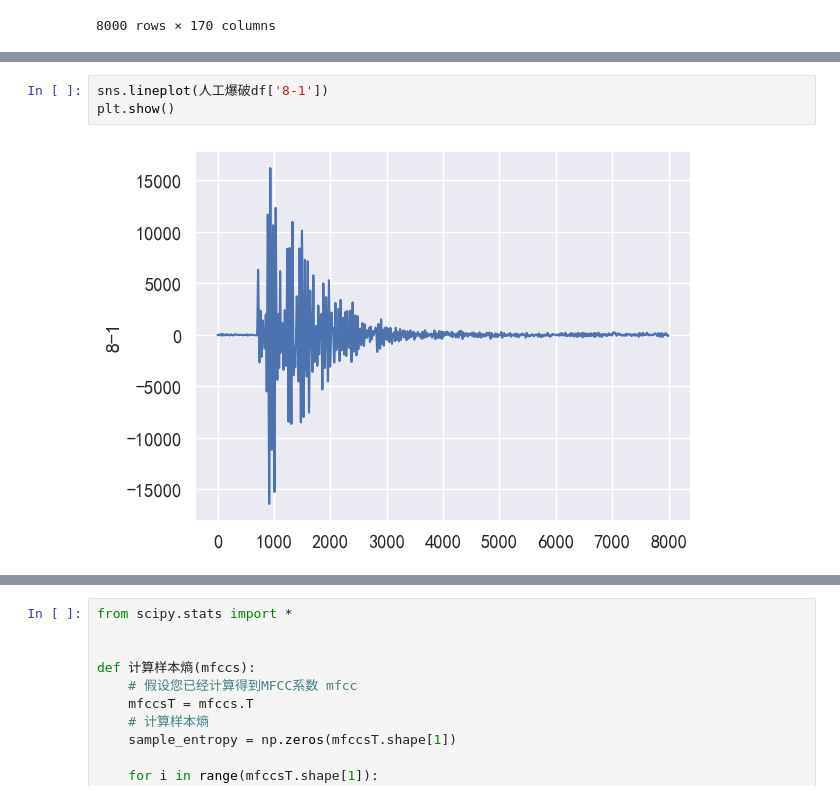
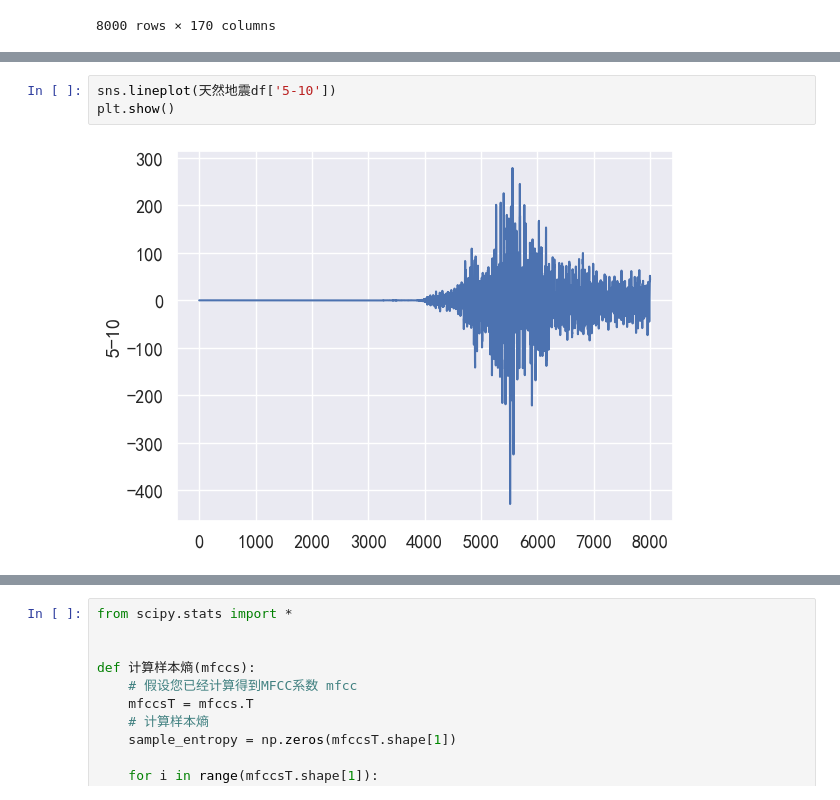
Before and after one commit to james-curtis/2023.tfmcm.com, a Jupyter notebook: 数据预处理/main.ipynb, the cells around one changed output, grey strips where cells are left out. Drawn from its saved outputs; the diff is of its cells as text.

```diff
--- a/数据预处理/main.ipynb
+++ b/数据预处理/main.ipynb
@@ -137,7 +92,7 @@ Name: 8-1, Length: 8000, dtype: float64
 # %%
-sns.lineplot(人工爆破df['8-1'])
+sns.lineplot(天然地震df['5-10'])
 plt.show()
 # %% [output]
-[figure, old version]
+[figure, new version]
 # %%
 scaler = preprocessing.StandardScaler()
```
Also changed, not shown: parts of 29 cells of this notebook, 10 other files.
